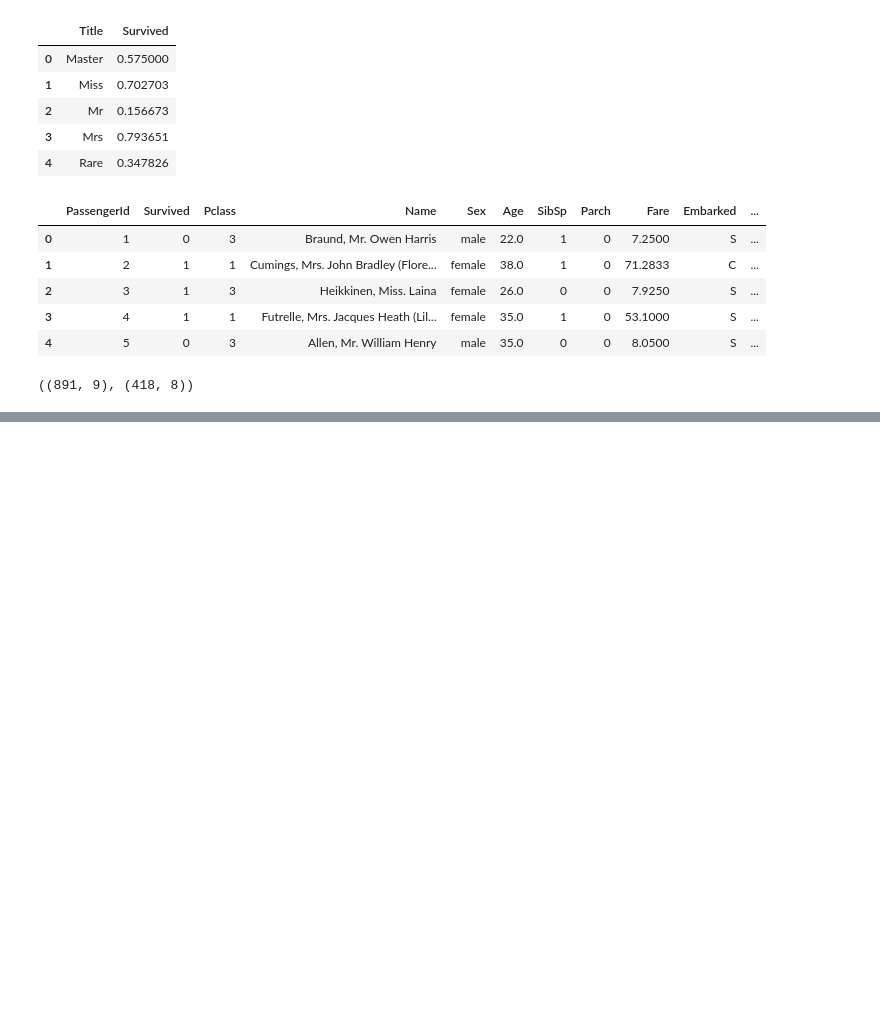
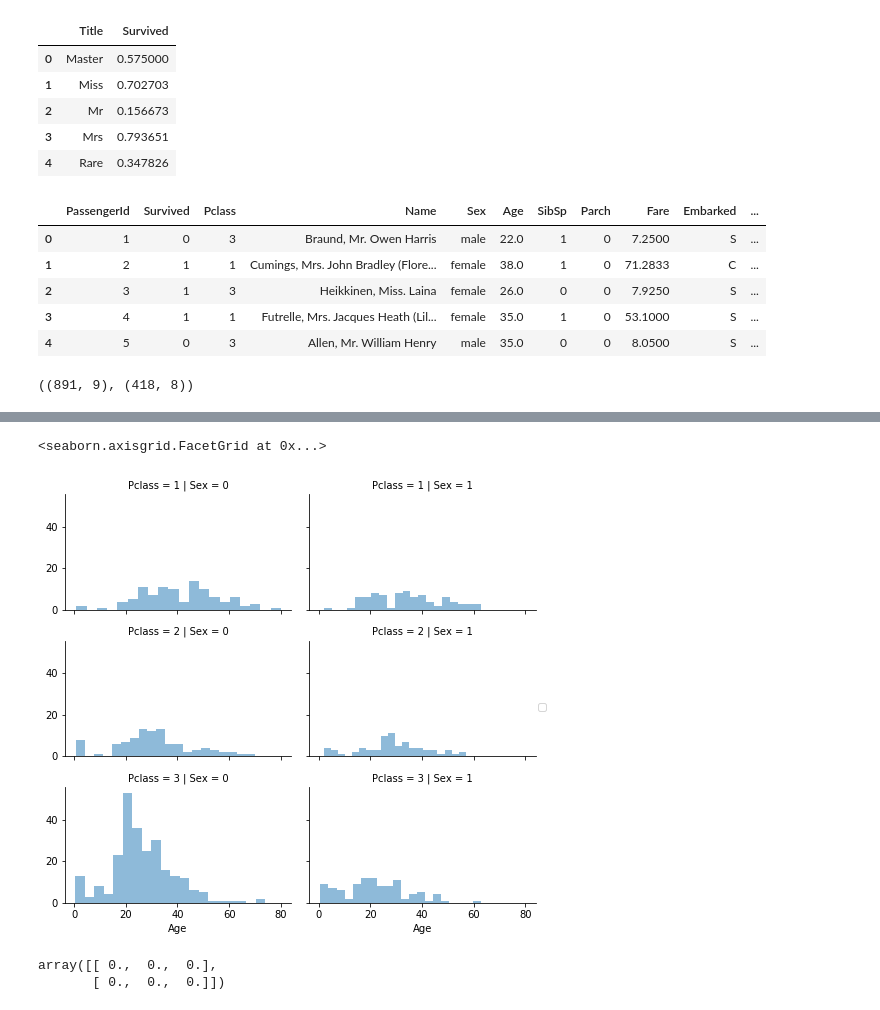
Before and after one commit to recordingbetter/kaggle-titanic-tutorial, a Jupyter notebook: Titanic.ipynb, the cells around one changed output, grey strips where cells are left out. Drawn from its saved outputs; the diff is of its cells as text; code cells hidden in the pictures; blank space fills up the shorter version.

```diff
--- a/Titanic.ipynb
+++ b/Titanic.ipynb
@@ -249,0 +262,13 @@ train_df.shape, test_df.shape
+# %%
+grid = seaborn.FacetGrid(train_df, row='Pclass', col='Sex', size=2.2, aspect=1.6)
+grid.map(plt.hist, 'Age', alpha=.5, bins=20)
+grid.add_legend()
+# %% [output]
+<seaborn.axisgrid.FacetGrid at 0x...>
+[figure, added]
+# %%
+guess_ages = np.zeros((2, 3))
+guess_ages
+# %% [output]
+array([[ 0.,  0.,  0.],
+       [ 0.,  0.,  0.]])
```
Also changed, not shown: parts of 4 cells of this notebook.
